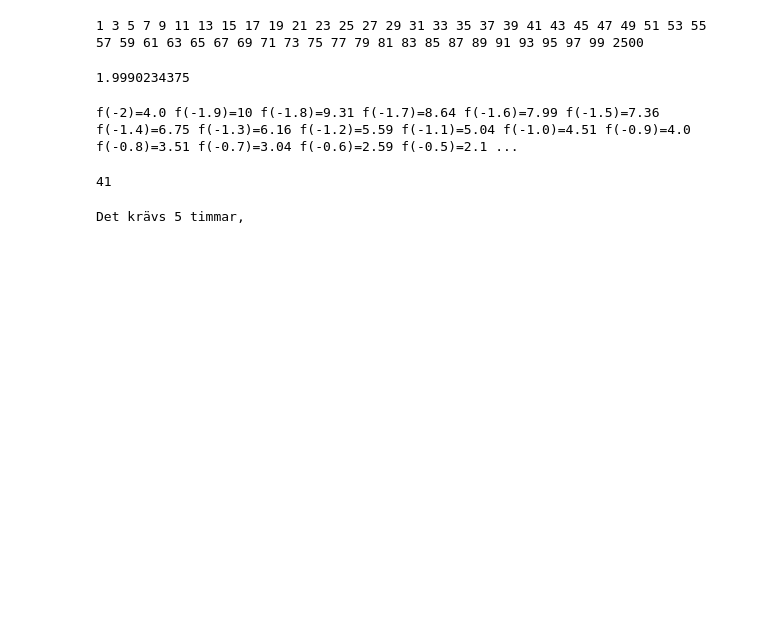
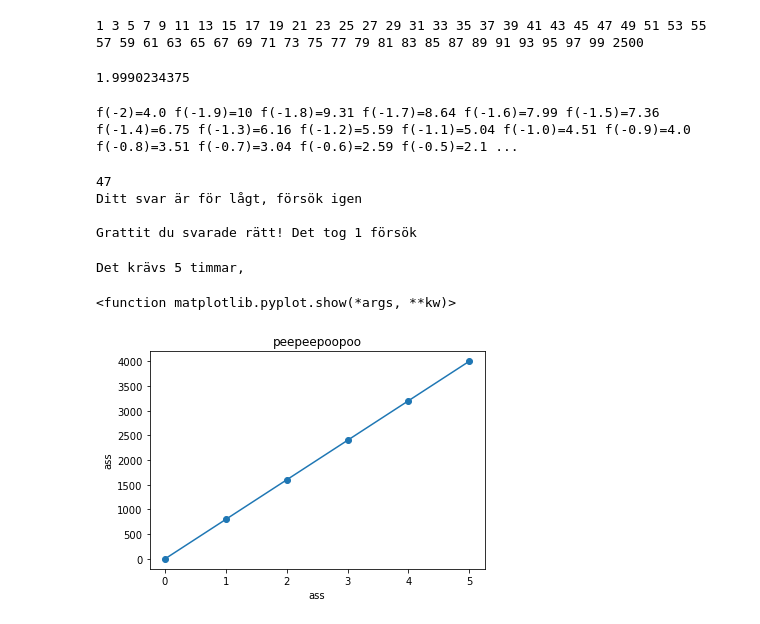
Before and after one commit to FransKarlsson/frans-karlsson-te19d, a Jupyter notebook: Programering/laxa4.ipynb, the cells around one changed output. Cells and saved outputs as stored; diff of their text form; code cells hidden in the pictures; blank space fills up the shorter version.

```diff
--- a/Programering/laxa4.ipynb
+++ b/Programering/laxa4.ipynb
@@ -38,22 +38,30 @@ while x <= 2:
     x += 0.1
 # %% [output]
 f(-2)=4.0 f(-1.9)=10 f(-1.8)=9.31 f(-1.7)=8.64 f(-1.6)=7.99 f(-1.5)=7.36 f(-1.4)=6.75 f(-1.3)=6.16 f(-1.2)=5.59 f(-1.1)=5.04 f(-1.0)=4.51 f(-0.9)=4.0 f(-0.8)=3.51 f(-0.7)=3.04 f(-0.6)=2.59 f(-0.5)=2.1 ...
-# %%
-# upg 5
-spelöver = False
-import random
-rättsvar = random.randint(1,100)
-
-
-while spelöver == False:
-    gissning = int(input("Gissa ett tal mellan 1 och 100)
-    if gissning == rättsvar:
-        spelöver = True
-    else:
-        if gissning <= rättsvar:
-            print ("Ditt svar är för lågt, försök igen")
-# %% [output]
-41
+# %%
+# upg 5
+import random as rnd
+rättsvar = rnd.randint(1,100) #Lite setup, importerar random och återställer allt
+antalfel = 0
+svar = 0
+
+while svar != rättsvar: # Så länge man inte har gissat rätt så fortsätter programmet att fråga efter ett svar
+    svar = int(input("Ange ditt svar"))
+    if svar == rättsvar:
+        print ( )       # Gör ingenting om svaret är rätt
+    elif svar < rättsvar:
+        print ("Ditt svar är för lågt, försök igen")
+        antalfel += 1 #medelar att man har gissat fel och höjer antalet fel med 1
+    else:
+        print ("Ditt svar är för högt, försök igen")
+        antalfel += 1 # -||-
+
+print (f"Grattis du svarade rätt! Det tog {antalfel} försök")
+# %% [output]
+47
+Ditt svar är för lågt, försök igen
+
+Grattit du svarade rätt! Det tog 1 försök
 # %%
 # mjölk
 bakterier = 1500000
@@ -64,3 +72,15 @@ while bakterier <= 10000000:
 print (f"Det krävs {timmar} timmar,")
 # %% [output]
 Det krävs 5 timmar,
+# %%
+import matplotlib.pyplot as plt
+t = [0,1,2,3,4,5]
+s = [0,800,1600,2400,3200,4000]
+plt.plot(t,s, 'o-')
+plt.xlabel("ass")
+plt.ylabel("ass")
+plt.title("peepeepoopoo")
+plt.show
+# %% [output]
+<function matplotlib.pyplot.show(*args, **kw)>
+[figure, added]
```
Also changed, not shown: 2 other files.
